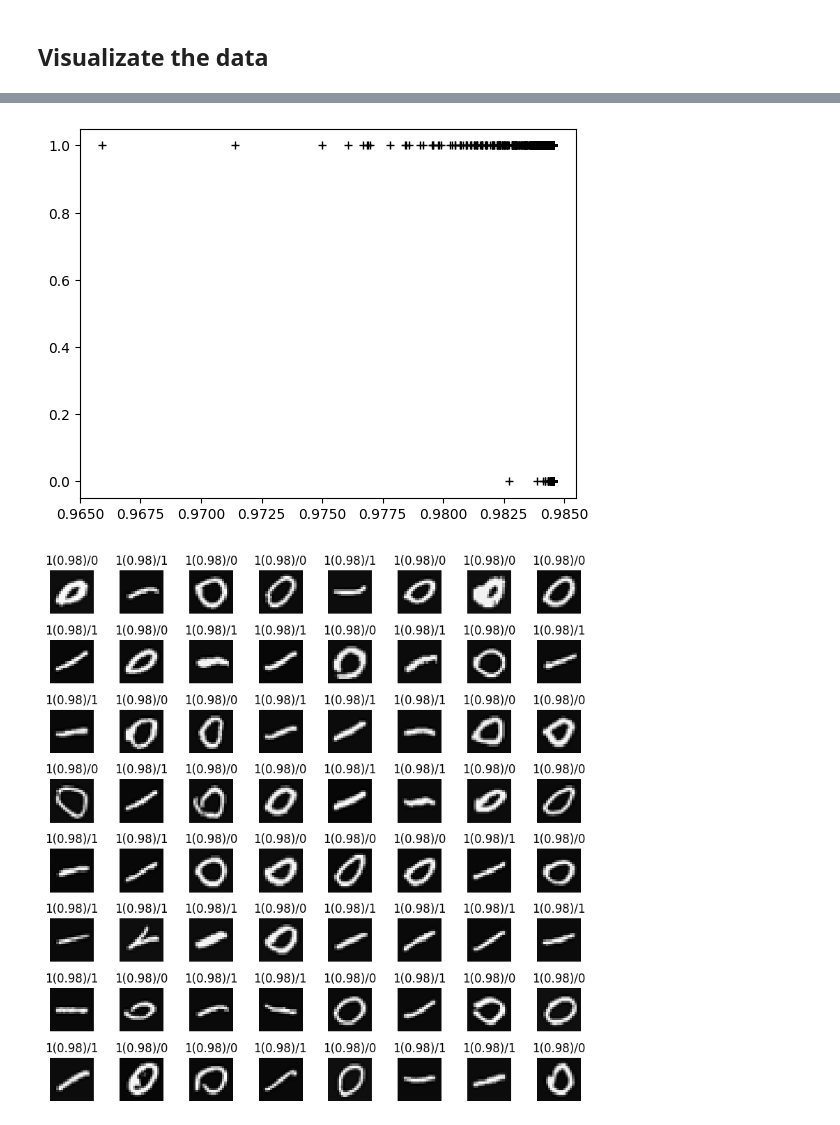
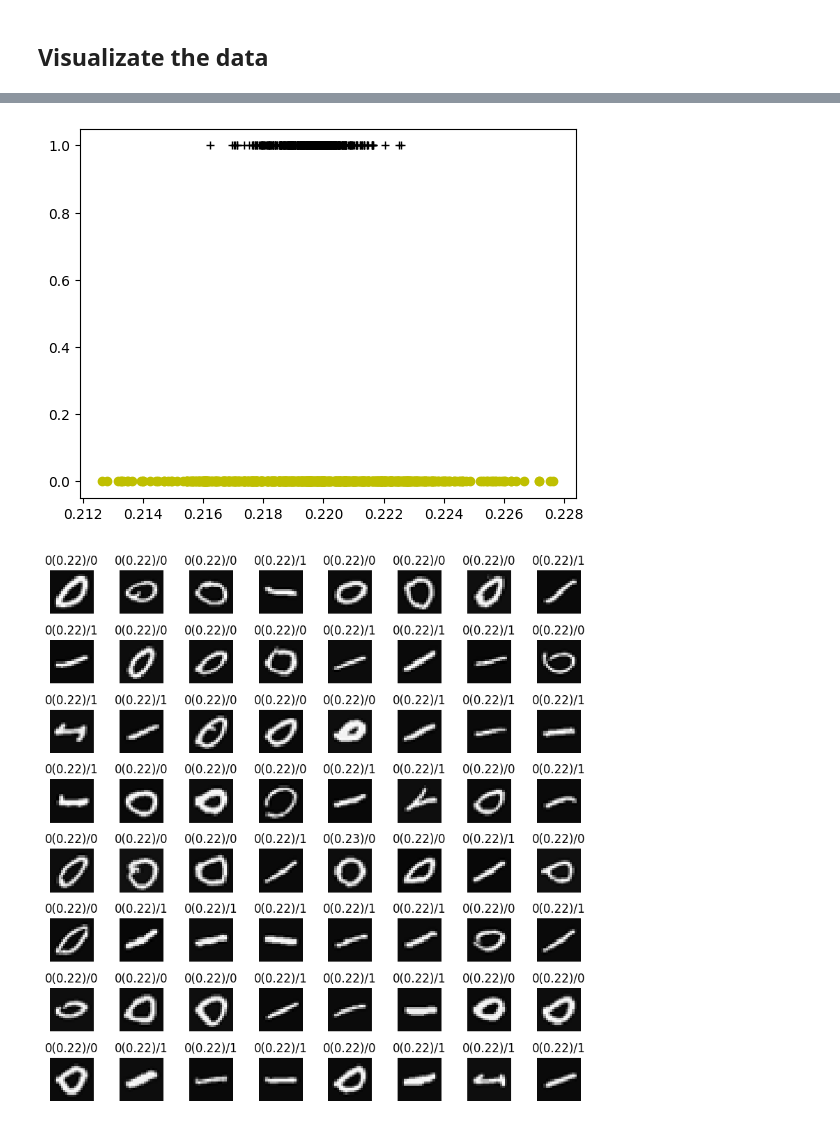
Before and after one commit to flybug/machine-learning-lab, a Jupyter notebook: neural_network.ipynb, the cells around one changed output, grey strips where cells are left out. Drawn from its saved outputs; the diff is of its cells as text; code cells hidden in the pictures.

```diff
--- a/neural_network.ipynb
+++ b/neural_network.ipynb
@@ -80,8 +80,10 @@ class BinaryCrossEntropy(LossFunction):
     # pylint: disable=missing-class-docstring
 
     def compute_loss(self, p_hat: NDArray, y: NDArray) -> NDArray:
-    # pylint: disable=missing-function-docstring
-        loss = -y * np.log(p_hat) - (1 - y) * np.log(1 - p_hat)
+        # pylint: disable=missing-function-docstring
+        epsilon = 1e-7
+        p_hat_clipped = np.clip(p_hat, epsilon, 1. - epsilon)
+        loss = -(y * np.log(p_hat_clipped)) - (1 - y) * np.log(1 - p_hat_clipped)
         return loss
 
     def derivative(self, p_hat: NDArray, y: NDArray) -> NDArray:
@@ -127,7 +129,7 @@ class ReluActivation(ActivationFunction):
 
     def activation(self, z: NDArray) -> NDArray:
         # pylint: disable=missing-function-docstring
-        return np.max(0, z)
+        return np.maximum(0, z)
 
     def derivative(self, a: NDArray) -> NDArray:
         # pylint: disable=missing-function-docstring
@@ -136,7 +138,7 @@ class ReluActivation(ActivationFunction):
 class NeuralLayer:
     # pylint: disable=missing-class-docstring
 
-    def __init__(self, units: int, act_function: ActivationFunction, lr: float = 0.01, lambda_: float = 0):
+    def __init__(self, units: int, act_function: ActivationFunction, lr: float = 0.001, lambda_: float = 0):
         # pylint: disable=missing-function-docstring
         self.units = units
         self.act_function = act_function
@@ -154,7 +156,8 @@ class NeuralLayer:
 
     def init_weights(self, dim_in: int):
         # pylint: disable=missing-function-docstring
-        self.w = 0.5 * (np.random.randn(dim_in, self.units) - 0.5)
+        self.w = np.random.randn(dim_in, self.units) * np.sqrt(2. / dim_in)
+        # self.w = 0.5 * (np.random.randn(dim_in, self.units) - 0.5)
         self.b = np.random.randn(self.units)
 
     def weights(self) -> Tuple[NDArray, NDArray]:
@@ -173,12 +176,15 @@ class NeuralLayer:
     def backward(self, dz: NDArray):
         # pylint: disable=missing-function-docstring
 
+        activation_grad = self.act_function.derivative(self.a_out)
+        delta = dz * activation_grad
+        bwd_dz = np.dot(delta, self.w.T)
+
         m = self.a_in.shape[0]
-        bwd_dz = np.dot(dz, self.w.T) * self.act_function.derivative(self.a_in)
-        dj_dw = np.dot(self.a_in.T, dz) / m
+        dj_dw = np.dot(self.a_in.T, delta) / m
         if self.lambda_ != 0:
             dj_dw += (self.lambda_ / m) * self.w
-        dj_db = np.sum(dz, axis = 0) / m
+        dj_db = np.sum(delta, axis = 0) / m
         self.w -= self.lr * dj_dw
         self.b -= self.lr * dj_db
 
@@ -209,7 +215,7 @@ class NeuralNetwork:
         loss = self.loss_function.compute_loss(p_hat, y)
 
         m = y.shape[0]
-        cost_without_reg = sum(loss.flatten()) / m
+        cost_without_reg = np.sum(loss) / m
 
         reg_cost = 0
         w_num = 0
@@ -241,6 +247,7 @@ class NeuralNetwork:
         for i in range(epochs):
             p_hat = self.forward(x)
             cost, loss = self.compute_cost(p_hat, y, lambda_)
+            print(f'Epoch {i:10d}: Cost {cost:8.4f}')
             if i % num_prints == 0:
                 print(f'Epoch {i:10d}: Cost {cost:8.4f}')
 
@@ -272,7 +279,7 @@ nn.add_layer(NeuralLayer(15, SigmoidActivation()))
 nn.add_layer(NeuralLayer(1, SigmoidActivation()))
 def train():
     # pylint: disable=missing-function-docstring
-    epochs = 500
+    epochs = 1000
     p_hat = nn.fit(x_train, y_train, epochs)
     print(f'X shape: {x_train.shape}')
     print(f'y shep: {y_train.shape}')
@@ -286,8 +293,8 @@ def train():
 
 def plot_data(x, y, pos_label="y=1", neg_label="y=0"):
     # pylint: disable=missing-function-docstring
-    positive = x[:,0] > 0.5
-    negative = x[:,0] <= 0.5
+    positive = y == 1
+    negative = y == 0
     # Plot examples
     plt.plot(x[positive, 0], y[positive], 'k+', label=pos_label)
     plt.plot(x[negative, 0], y[negative], 'yo', label=neg_label)
@@ -295,10 +302,13 @@ def plot_data(x, y, pos_label="y=1", neg_label="y=0"):
 
 def test_predict():
     # pylint: disable=missing-function-docstring
-    p_hat = nn.predict(x_train).flatten()
-    p = np.zeros(p_hat.shape[0])
+    p_hat = nn.predict(x_train)
+    print(f'shape: p_hat {p_hat.shape}, y_train {y_train.shape}')
+    p = np.where(p_hat > 0.5, 1, 0)
+
     postive_idx = p_hat > 0.5
-    p[postive_idx] = 1
+    print(f'postive counter: {np.sum(postive_idx)}')
+
     print(f'Train Accuracy: {np.mean(p == y_train) * 100:3.2f}%')
 
     m, n = x_train.shape
@@ -316,7 +326,7 @@ def test_predict():
         ax.imshow(x_random_reshaped, cmap='gray')
 
         # Display the label above the image
-        ax.set_title(f'{int(p[random_index])}({p_hat[random_index]:.2f})/{y_train[random_index,0]}')
+        ax.set_title(f'{int(p[random_index,0])}({p_hat[random_index,0]:.2f})/{y_train[random_index,0]}')
         ax.set_axis_off()
 
 # test_neural_network()
@@ -342,3 +352,3 @@ p_hat shape: (1000, 1)
 Train Accuracy: 50.00%
-[figure, old version]
+[figure, new version]
-[figure, old version]
+[figure, new version]
```
Also changed, not shown: parts of 2 cells of this notebook.
